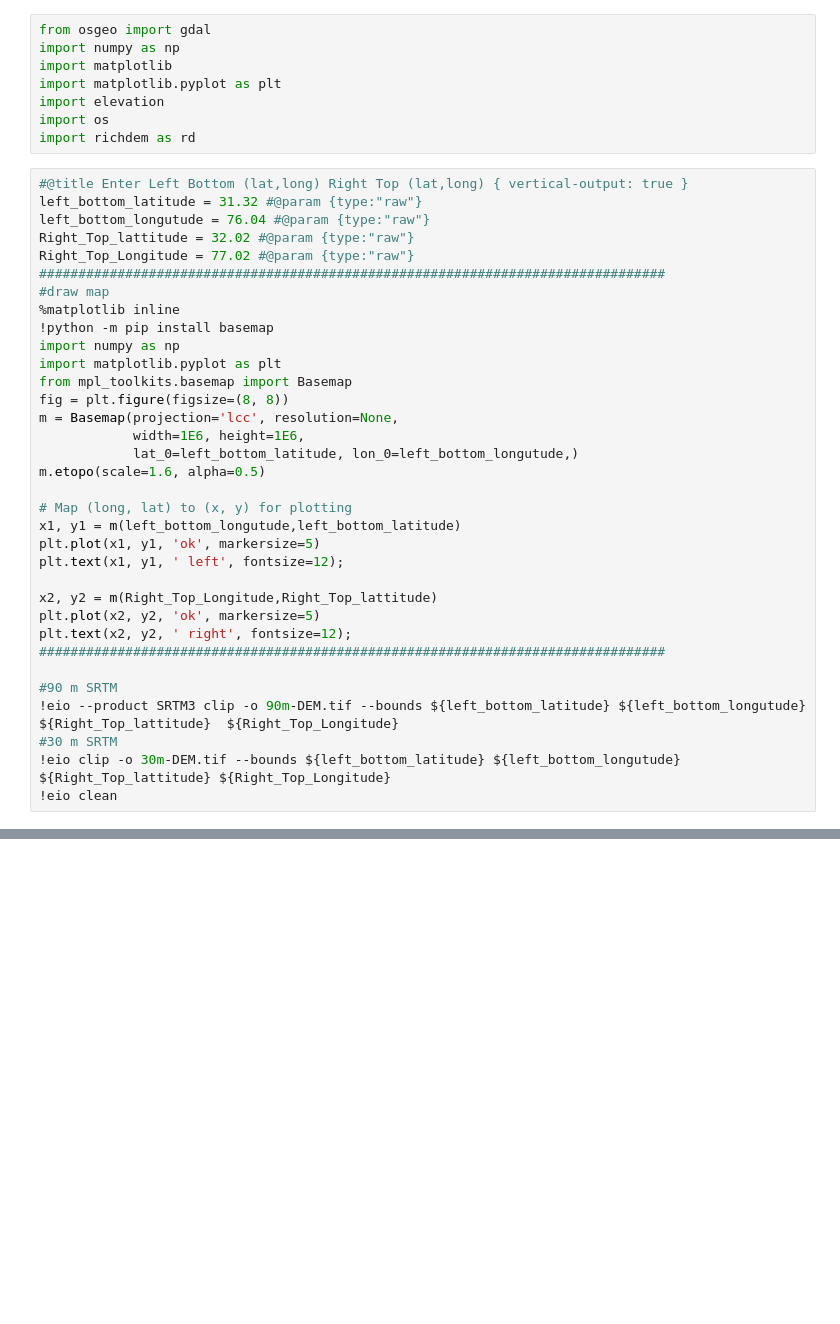
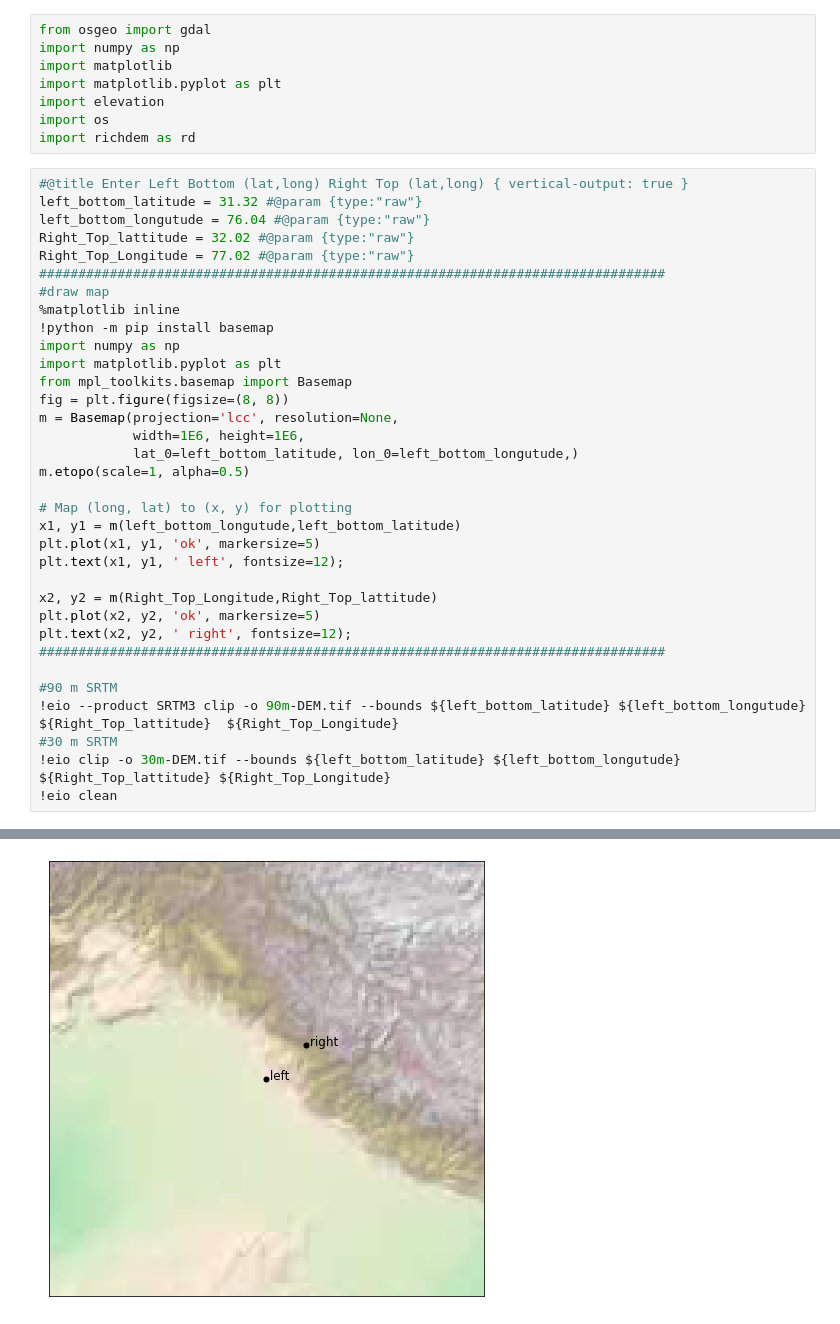
Before and after one commit to 1kaiser/-DEM-30m-90m-srtm, a Jupyter notebook: dem_🗺️_3d_elevation.ipynb, the cells around one changed output, grey strips where cells are left out. Drawn from its saved outputs; the diff is of its cells as text; blank space fills up the shorter version.

```diff
--- a/dem_🗺️_3d_elevation.ipynb
+++ b/dem_🗺️_3d_elevation.ipynb
@@ -50,7 +45,7 @@ fig = plt.figure(figsize=(8, 8))
 m = Basemap(projection='lcc', resolution=None,
             width=1E6, height=1E6,
             lat_0=left_bottom_latitude, lon_0=left_bottom_longutude,)
-m.etopo(scale=1.6, alpha=0.5)
+m.etopo(scale=1, alpha=0.5)
 
 # Map (long, lat) to (x, y) for plotting
 x1, y1 = m(left_bottom_longutude,left_bottom_latitude)
@@ -85,3 +83,4 @@ Requirement already satisfied: six>=1.5 in /usr/local/lib/python3.7/dist-package
+[figure, added]
 # %%
 #@title Default title text { vertical-output: true }
 filename = "30m-DEM.tif" #@param ["30m-DEM.tif", "90m-DEM.tif"] {allow-input: true}
```
Also changed, not shown: parts of 3 cells of this notebook.
